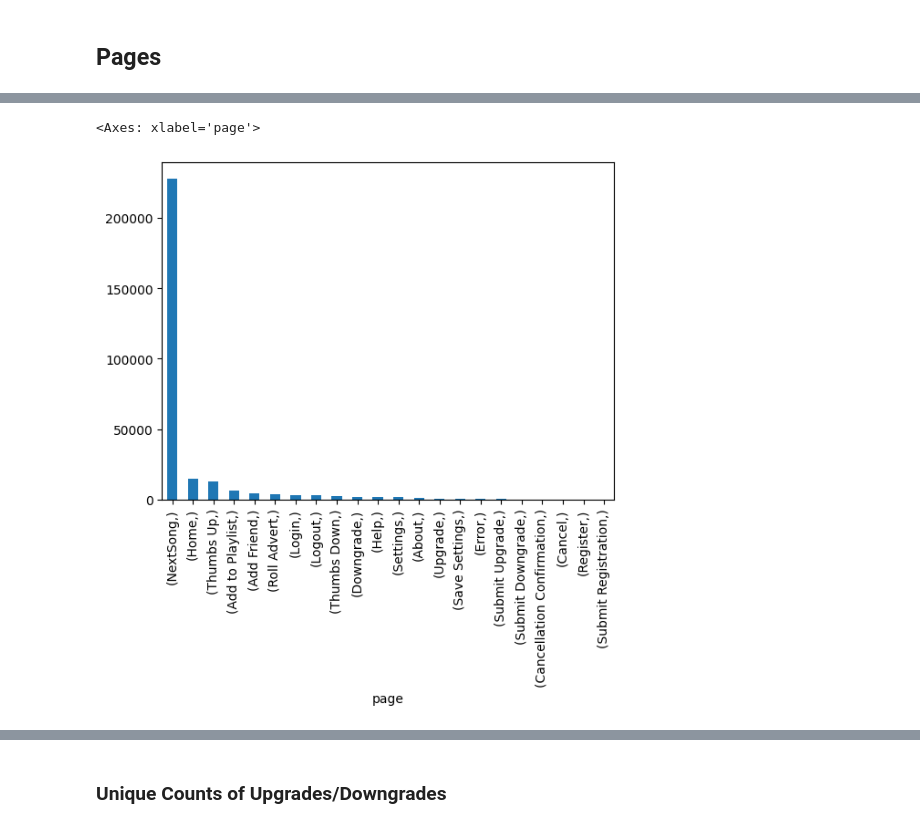
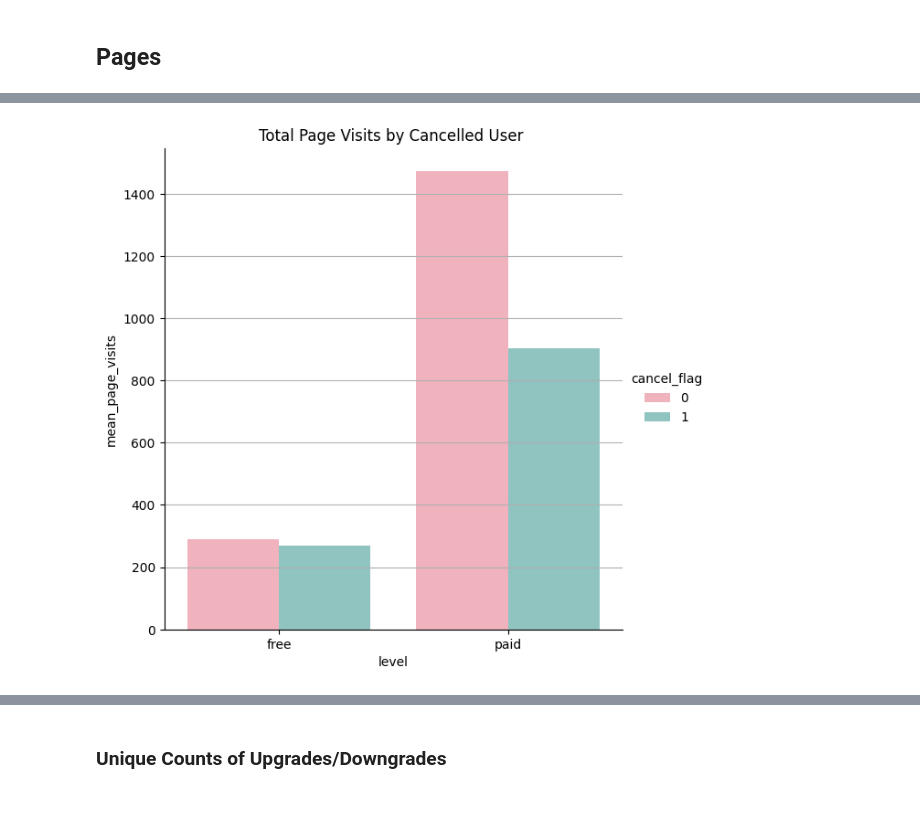
Before and after one commit to fletcherjacob/churn_project, a Jupyter notebook: spotify_churn.ipynb, the cells around one changed output, grey strips where cells are left out. Drawn from its saved outputs; the diff is of its cells as text; code cells hidden in the pictures.

```diff
--- a/spotify_churn.ipynb
+++ b/spotify_churn.ipynb
@@ -593,6 +552,30 @@ temp_df.page.to_list()
-# %%
-page_df = psdf[["page"]].toPandas()
-page_df.value_counts().plot(kind="bar")
-# %% [output]
-<Axes: xlabel='page'>
-[figure, removed]
+# %%
+sum_user_page_counts = psdf.dropna(subset = 'userId').select(['page','cancel_flag','userId','level']).toPandas()
+
+sum_user_page_counts_df = sum_user_page_counts.groupby(['cancel_flag','userId','level']).agg(
+    sum_page_visits = ('page', 'count')
+).reset_index()
+
+avg_user_page_counts = sum_user_page_counts_df.groupby(['cancel_flag','level']).agg(
+    mean_page_visits = ('sum_page_visits', 'mean')
+    ).reset_index()
+
+avg_user_page_counts
+chart = sns.catplot(
+    kind="bar",
+    data=avg_user_page_counts,
+    x="level",
+    y="mean_page_visits",
+    hue="cancel_flag",
+    errorbar="sd",
+    palette="husl",
+    alpha=0.6,
+    height=6,
+)
+
+chart.despine(left=False)
+plt.grid(axis="y")
+plt.title("Total Page Visits by Cancelled User ")
+plt.show()
+# %% [output]
+[figure, added]
```
Also changed, not shown: parts of 44 cells of this notebook.
